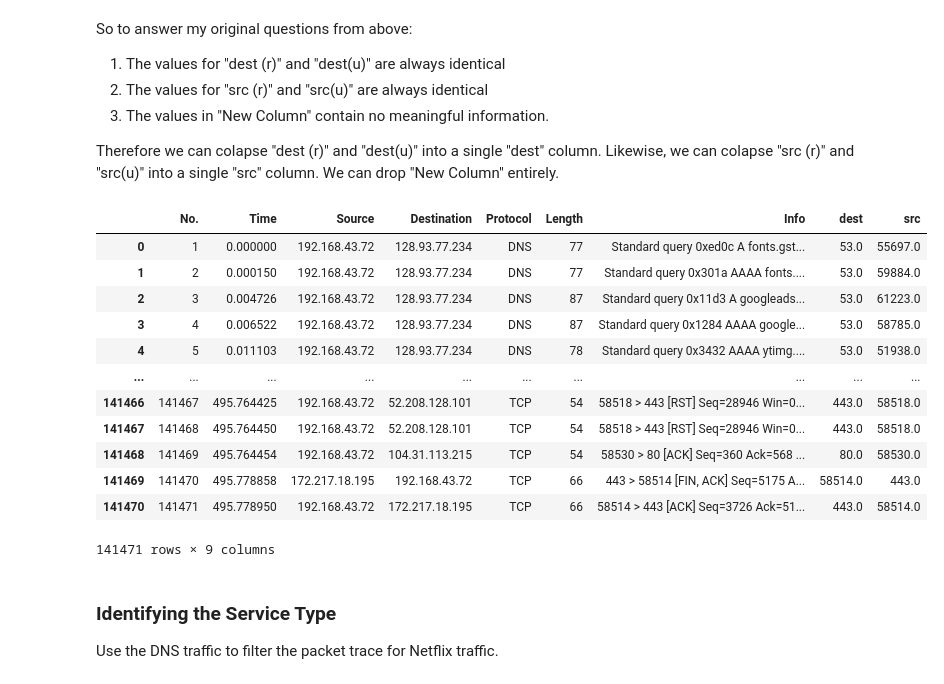
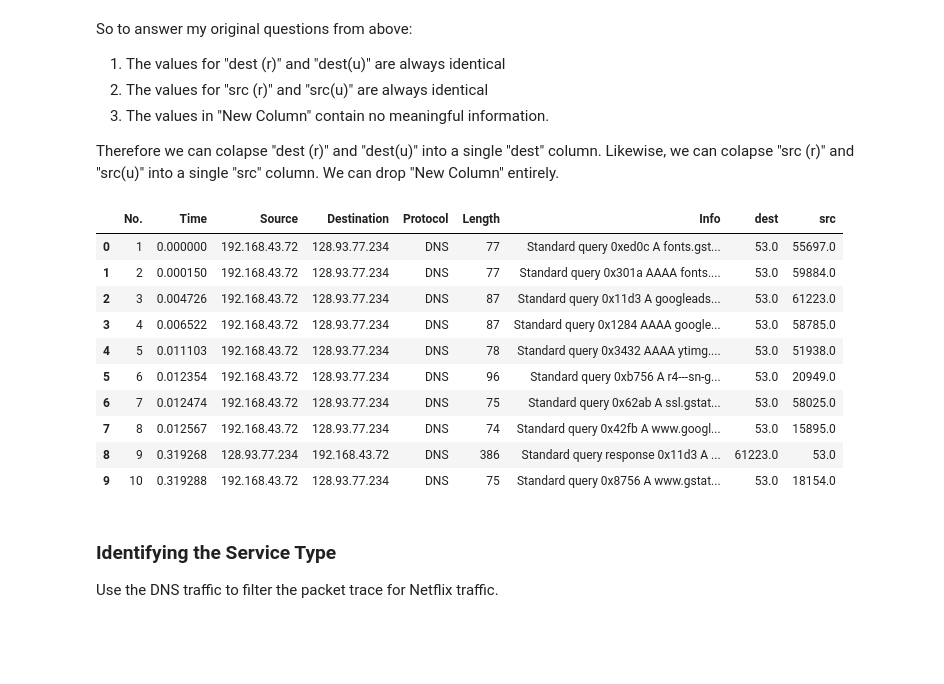
Before and after one commit to noise-course/video-quality-of-experience-zroe1, a Jupyter notebook: 1-Video-Quality-Inference.ipynb, the cells around one changed output. Cells and saved outputs as stored; diff of their text form; code cells hidden in the pictures; blank space fills up the shorter version.

```diff
--- a/1-Video-Quality-Inference.ipynb
+++ b/1-Video-Quality-Inference.ipynb
@@ -92,7 +94,7 @@ So to answer my original questions from above:
 
 Therefore we can colapse "dest (r)" and "dest(u)" into a single "dest" column. Likewise, we can colapse "src (r)" and "src(u)" into a single "src" column. We can drop "New Column" entirely.
 # %%
-# packets = packets.drop(['src (r)', 'dest (r)', 'New Column'], axis=1)
+packets = packets.drop(['src (r)', 'dest (r)', 'New Column'], axis=1)
 packets = packets.rename(columns={"dest(u)": "dest", "src(u)": "src"})
 
 # I referenced the link below for how to drop a column in pandas
@@ -101,21 +103,19 @@ packets = packets.rename(columns={"dest(u)": "dest", "src(u)": "src"})
 # I referenced the link below to know how to rename columns in pandas
 # https://stackoverflow.com/questions/11346283/renaming-column-names-in-pandas
 # %%
-packets
+packets.head(10)
 # %% [output]
 |  | No. | Time | Source | Destination | Protocol | Length | Info | dest | src |
 | 0 | 1 | 0.000000 | 192.168.43.72 | 128.93.77.234 | DNS | 77 | Standard query 0xed0c A fonts.gst... | 53.0 | 55697.0 |
 | 1 | 2 | 0.000150 | 192.168.43.72 | 128.93.77.234 | DNS | 77 | Standard query 0x301a AAAA fonts.... | 53.0 | 59884.0 |
 | 2 | 3 | 0.004726 | 192.168.43.72 | 128.93.77.234 | DNS | 87 | Standard query 0x11d3 A googleads... | 53.0 | 61223.0 |
 | 3 | 4 | 0.006522 | 192.168.43.72 | 128.93.77.234 | DNS | 87 | Standard query 0x1284 AAAA google... | 53.0 | 58785.0 |
 | 4 | 5 | 0.011103 | 192.168.43.72 | 128.93.77.234 | DNS | 78 | Standard query 0x3432 AAAA ytimg.... | 53.0 | 51938.0 |
-| ... | ... | ... | ... | ... | ... | ... | ... | ... | ... |
-| 141466 | 141467 | 495.764425 | 192.168.43.72 | 52.208.128.101 | TCP | 54 | 58518 > 443 [RST] Seq=28946 Win=0... | 443.0 | 58518.0 |
-| 141467 | 141468 | 495.764450 | 192.168.43.72 | 52.208.128.101 | TCP | 54 | 58518 > 443 [RST] Seq=28946 Win=0... | 443.0 | 58518.0 |
-| 141468 | 141469 | 495.764454 | 192.168.43.72 | 104.31.113.215 | TCP | 54 | 58530 > 80 [ACK] Seq=360 Ack=568 ... | 80.0 | 58530.0 |
-| 141469 | 141470 | 495.778858 | 172.217.18.195 | 192.168.43.72 | TCP | 66 | 443 > 58514 [FIN, ACK] Seq=5175 A... | 58514.0 | 443.0 |
-| 141470 | 141471 | 495.778950 | 192.168.43.72 | 172.217.18.195 | TCP | 66 | 58514 > 443 [ACK] Seq=3726 Ack=51... | 443.0 | 58514.0 |
+| 5 | 6 | 0.012354 | 192.168.43.72 | 128.93.77.234 | DNS | 96 | Standard query 0xb756 A r4---sn-g... | 53.0 | 20949.0 |
+| 6 | 7 | 0.012474 | 192.168.43.72 | 128.93.77.234 | DNS | 75 | Standard query 0x62ab A ssl.gstat... | 53.0 | 58025.0 |
+| 7 | 8 | 0.012567 | 192.168.43.72 | 128.93.77.234 | DNS | 74 | Standard query 0x42fb A www.googl... | 53.0 | 15895.0 |
+| 8 | 9 | 0.319268 | 128.93.77.234 | 192.168.43.72 | DNS | 386 | Standard query response 0x11d3 A ... | 61223.0 | 53.0 |
+| 9 | 10 | 0.319288 | 192.168.43.72 | 128.93.77.234 | DNS | 75 | Standard query 0x8756 A www.gstat... | 53.0 | 18154.0 |
-141471 rows × 9 columns
 # %% [markdown]
 ### Identifying the Service Type
 
```
Also changed, not shown: parts of 9 cells of this notebook.
